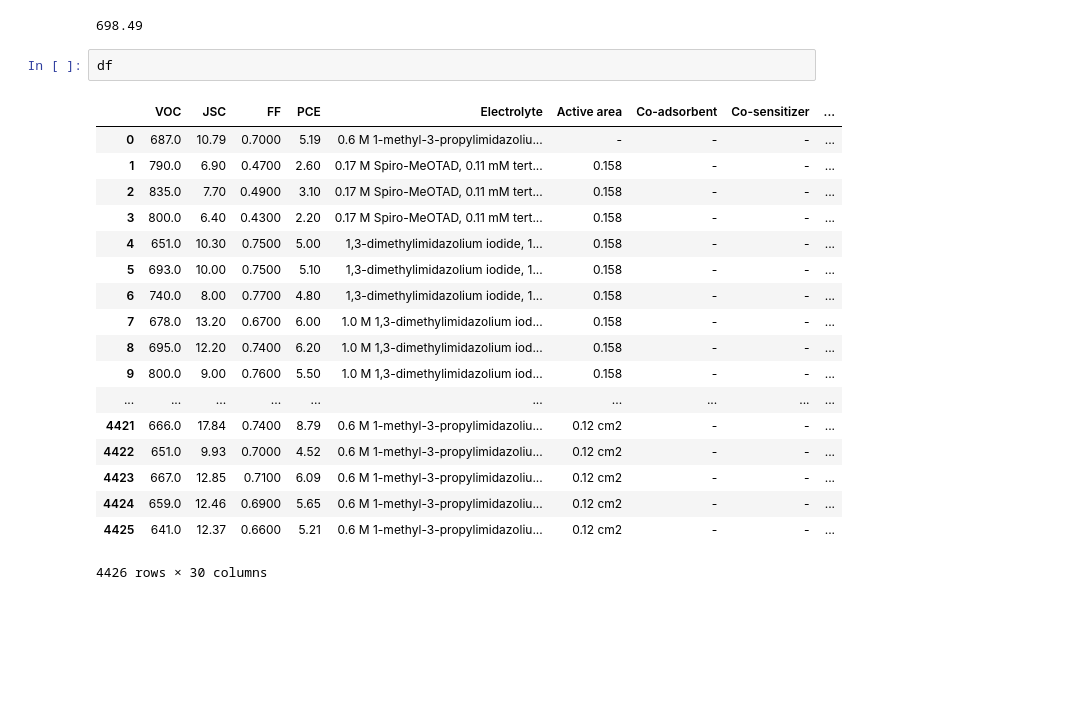
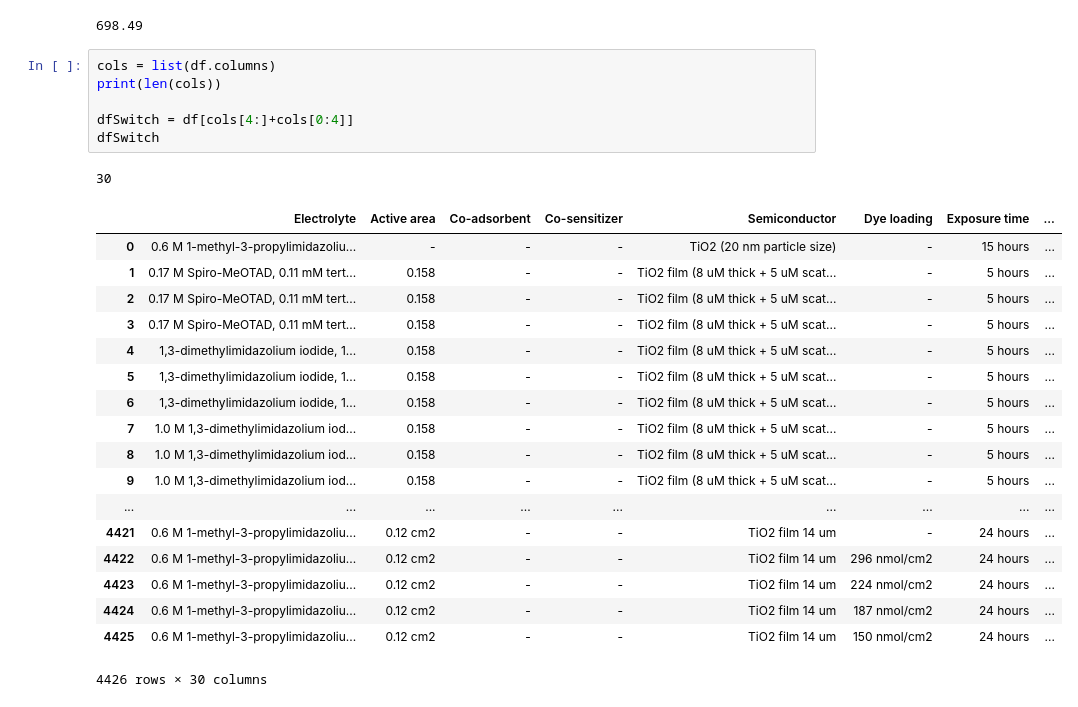
Before and after one commit to PaulC61/Cheminformatics, a Jupyter notebook: InternshipM2_BIU/Practice/Pandas/keithGalli.ipynb, the cells around one changed output. Saved outputs shown, nothing was run; the diff lists cells and outputs as text; blank space fills up the shorter version.

```diff
--- a/InternshipM2_BIU/Practice/Pandas/keithGalli.ipynb
+++ b/InternshipM2_BIU/Practice/Pandas/keithGalli.ipynb
@@ -78,24 +78,29 @@ df.head(5)
 687.0 + 10.79 + 0.70
 # %% [output]
 698.49
-# %%
-df
-# %% [output]
-|  | VOC | JSC | FF | PCE | Electrolyte | Active area | Co-adsorbent | Co-sensitizer | ... |
-| 0 | 687.0 | 10.79 | 0.7000 | 5.19 | 0.6 M 1-methyl-3-propylimidazoliu... | - | - | - | ... |
-| 1 | 790.0 | 6.90 | 0.4700 | 2.60 | 0.17 M Spiro-MeOTAD, 0.11 mM tert... | 0.158 | - | - | ... |
-| 2 | 835.0 | 7.70 | 0.4900 | 3.10 | 0.17 M Spiro-MeOTAD, 0.11 mM tert... | 0.158 | - | - | ... |
-| 3 | 800.0 | 6.40 | 0.4300 | 2.20 | 0.17 M Spiro-MeOTAD, 0.11 mM tert... | 0.158 | - | - | ... |
-| 4 | 651.0 | 10.30 | 0.7500 | 5.00 | 1,3-dimethylimidazolium iodide, 1... | 0.158 | - | - | ... |
-| 5 | 693.0 | 10.00 | 0.7500 | 5.10 | 1,3-dimethylimidazolium iodide, 1... | 0.158 | - | - | ... |
-| 6 | 740.0 | 8.00 | 0.7700 | 4.80 | 1,3-dimethylimidazolium iodide, 1... | 0.158 | - | - | ... |
-| 7 | 678.0 | 13.20 | 0.6700 | 6.00 | 1.0 M 1,3-dimethylimidazolium iod... | 0.158 | - | - | ... |
-| 8 | 695.0 | 12.20 | 0.7400 | 6.20 | 1.0 M 1,3-dimethylimidazolium iod... | 0.158 | - | - | ... |
-| 9 | 800.0 | 9.00 | 0.7600 | 5.50 | 1.0 M 1,3-dimethylimidazolium iod... | 0.158 | - | - | ... |
-| ... | ... | ... | ... | ... | ... | ... | ... | ... | ... |
-| 4421 | 666.0 | 17.84 | 0.7400 | 8.79 | 0.6 M 1-methyl-3-propylimidazoliu... | 0.12 cm2 | - | - | ... |
-| 4422 | 651.0 | 9.93 | 0.7000 | 4.52 | 0.6 M 1-methyl-3-propylimidazoliu... | 0.12 cm2 | - | - | ... |
-| 4423 | 667.0 | 12.85 | 0.7100 | 6.09 | 0.6 M 1-methyl-3-propylimidazoliu... | 0.12 cm2 | - | - | ... |
-| 4424 | 659.0 | 12.46 | 0.6900 | 5.65 | 0.6 M 1-methyl-3-propylimidazoliu... | 0.12 cm2 | - | - | ... |
-| 4425 | 641.0 | 12.37 | 0.6600 | 5.21 | 0.6 M 1-methyl-3-propylimidazoliu... | 0.12 cm2 | - | - | ... |
-4426 rows × 30 columns
+# %%
+cols = list(df.columns)
+print(len(cols))
+
+dfSwitch = df[cols[4:]+cols[0:4]]
+dfSwitch
+# %% [output]
+30
+|  | Electrolyte | Active area | Co-adsorbent | Co-sensitizer | Semiconductor | Dye loading | Exposure time | ... |
+| 0 | 0.6 M 1-methyl-3-propylimidazoliu... | - | - | - | TiO2 (20 nm particle size) | - | 15 hours | ... |
+| 1 | 0.17 M Spiro-MeOTAD, 0.11 mM tert... | 0.158 | - | - | TiO2 film (8 uM thick + 5 uM scat... | - | 5 hours | ... |
+| 2 | 0.17 M Spiro-MeOTAD, 0.11 mM tert... | 0.158 | - | - | TiO2 film (8 uM thick + 5 uM scat... | - | 5 hours | ... |
+| 3 | 0.17 M Spiro-MeOTAD, 0.11 mM tert... | 0.158 | - | - | TiO2 film (8 uM thick + 5 uM scat... | - | 5 hours | ... |
+| 4 | 1,3-dimethylimidazolium iodide, 1... | 0.158 | - | - | TiO2 film (8 uM thick + 5 uM scat... | - | 5 hours | ... |
+| 5 | 1,3-dimethylimidazolium iodide, 1... | 0.158 | - | - | TiO2 film (8 uM thick + 5 uM scat... | - | 5 hours | ... |
+| 6 | 1,3-dimethylimidazolium iodide, 1... | 0.158 | - | - | TiO2 film (8 uM thick + 5 uM scat... | - | 5 hours | ... |
+| 7 | 1.0 M 1,3-dimethylimidazolium iod... | 0.158 | - | - | TiO2 film (8 uM thick + 5 uM scat... | - | 5 hours | ... |
+| 8 | 1.0 M 1,3-dimethylimidazolium iod... | 0.158 | - | - | TiO2 film (8 uM thick + 5 uM scat... | - | 5 hours | ... |
+| 9 | 1.0 M 1,3-dimethylimidazolium iod... | 0.158 | - | - | TiO2 film (8 uM thick + 5 uM scat... | - | 5 hours | ... |
+| ... | ... | ... | ... | ... | ... | ... | ... | ... |
+| 4421 | 0.6 M 1-methyl-3-propylimidazoliu... | 0.12 cm2 | - | - | TiO2 film 14 um | - | 24 hours | ... |
+| 4422 | 0.6 M 1-methyl-3-propylimidazoliu... | 0.12 cm2 | - | - | TiO2 film 14 um | 296 nmol/cm2 | 24 hours | ... |
+| 4423 | 0.6 M 1-methyl-3-propylimidazoliu... | 0.12 cm2 | - | - | TiO2 film 14 um | 224 nmol/cm2 | 24 hours | ... |
+| 4424 | 0.6 M 1-methyl-3-propylimidazoliu... | 0.12 cm2 | - | - | TiO2 film 14 um | 187 nmol/cm2 | 24 hours | ... |
+| 4425 | 0.6 M 1-methyl-3-propylimidazoliu... | 0.12 cm2 | - | - | TiO2 film 14 um | 150 nmol/cm2 | 24 hours | ... |
+4426 rows × 30 columns
```
Also changed, not shown: parts of 3 cells of this notebook.
